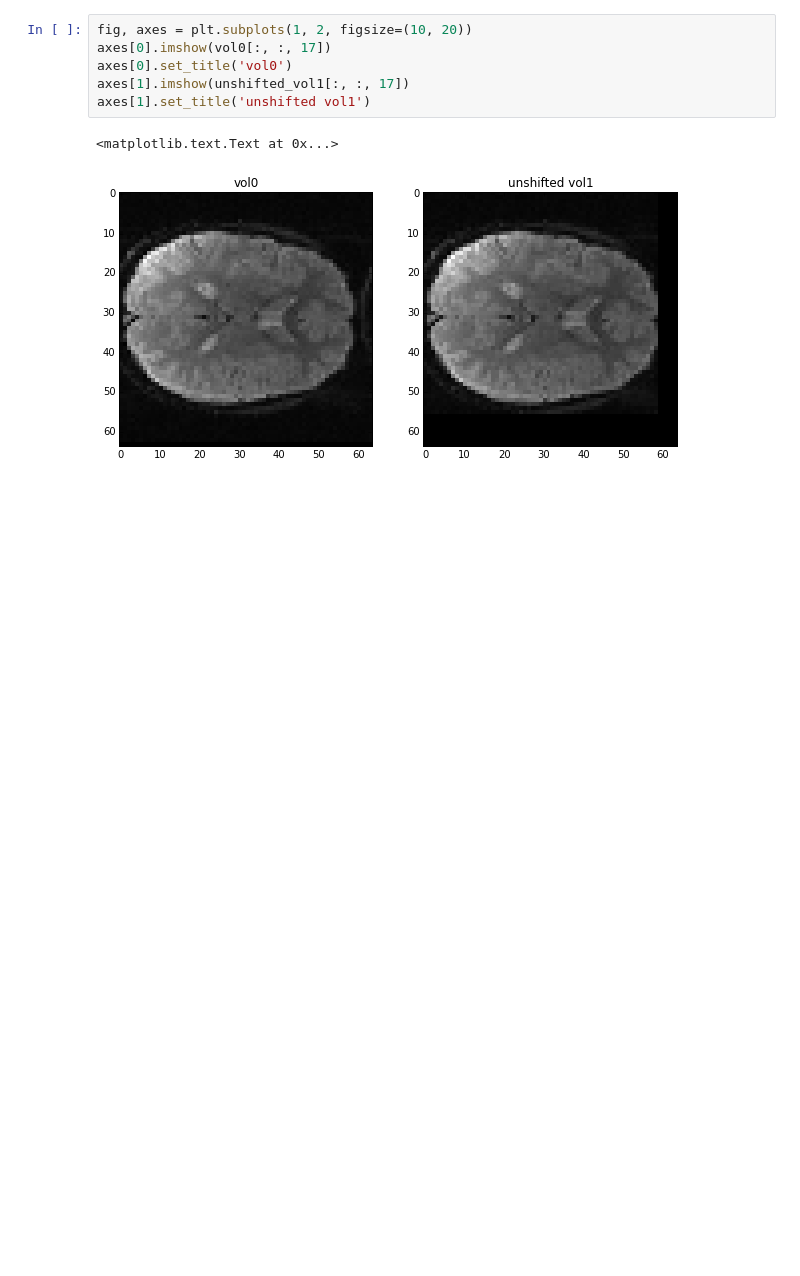
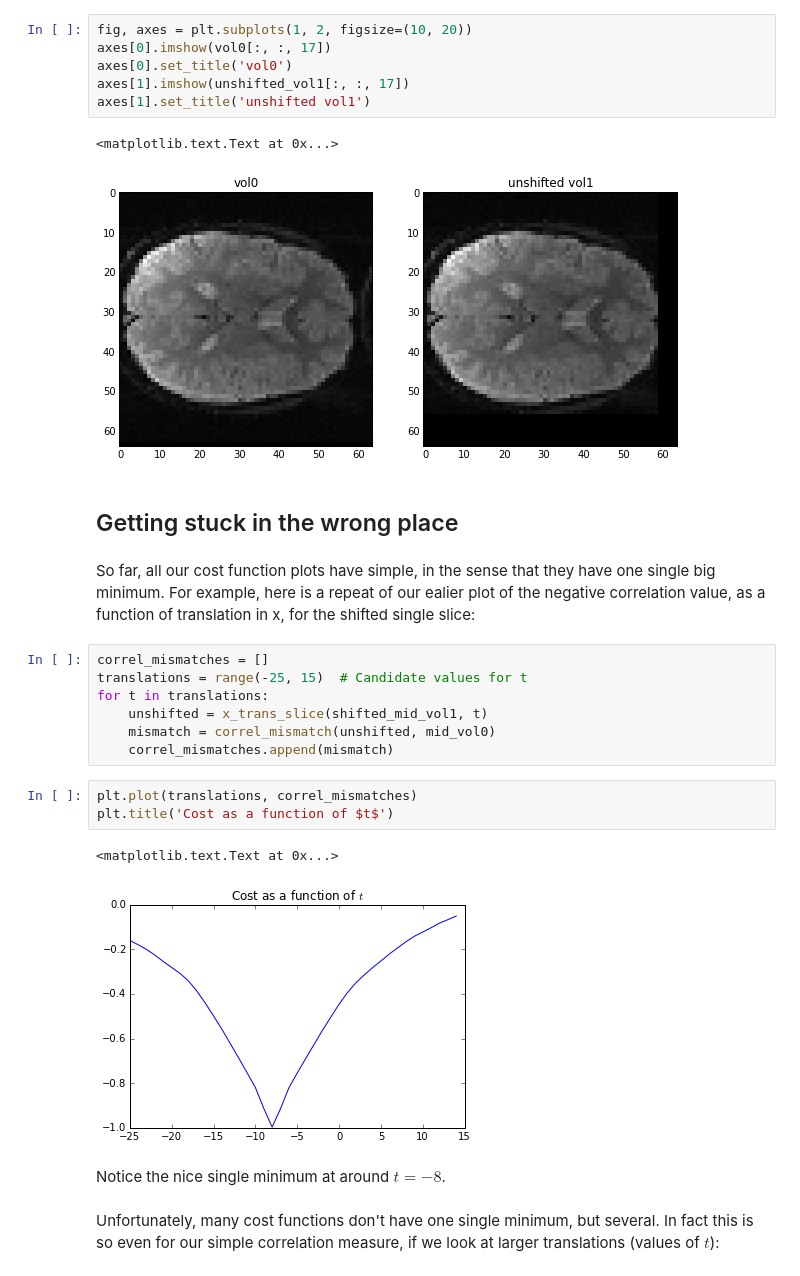
Before and after one commit to practical-neuroimaging/pna2015, a Jupyter notebook: day9/optimizing_space.ipynb, the cells around one changed output. Saved outputs shown, nothing was run; the diff lists cells and outputs as text; blank space fills up the shorter version.

```diff
--- a/day9/optimizing_space.ipynb
+++ b/day9/optimizing_space.ipynb
@@ -475,3 +475,24 @@ axes[1].set_title('unshifted vol1')
 # %% [output]
 <matplotlib.text.Text at 0x...>
 [figure]
+# %% [markdown]
+## Getting stuck in the wrong place
+# %% [markdown]
+So far, all our cost function plots have simple, in the sense that they have one single big minimum.  For example, here is a repeat of our ealier plot of the negative correlation value, as a function of translation in x, for the shifted single slice:
+# %%
+correl_mismatches = []
+translations = range(-25, 15)  # Candidate values for t
+for t in translations:
+    unshifted = x_trans_slice(shifted_mid_vol1, t)
+    mismatch = correl_mismatch(unshifted, mid_vol0)
+    correl_mismatches.append(mismatch)
+# %%
+plt.plot(translations, correl_mismatches)
+plt.title('Cost as a function of $t$')
+# %% [output]
+<matplotlib.text.Text at 0x...>
+[figure, added]
+# %% [markdown]
+Notice the nice single minimum at around $t=-8$.
+# %% [markdown]
+Unfortunately, many cost functions don't have one single minimum, but several.  In fact this is so even for our simple correlation measure, if we look at larger translations (values of $t$):
```
Also changed, not shown: parts of 8 cells of this notebook.
